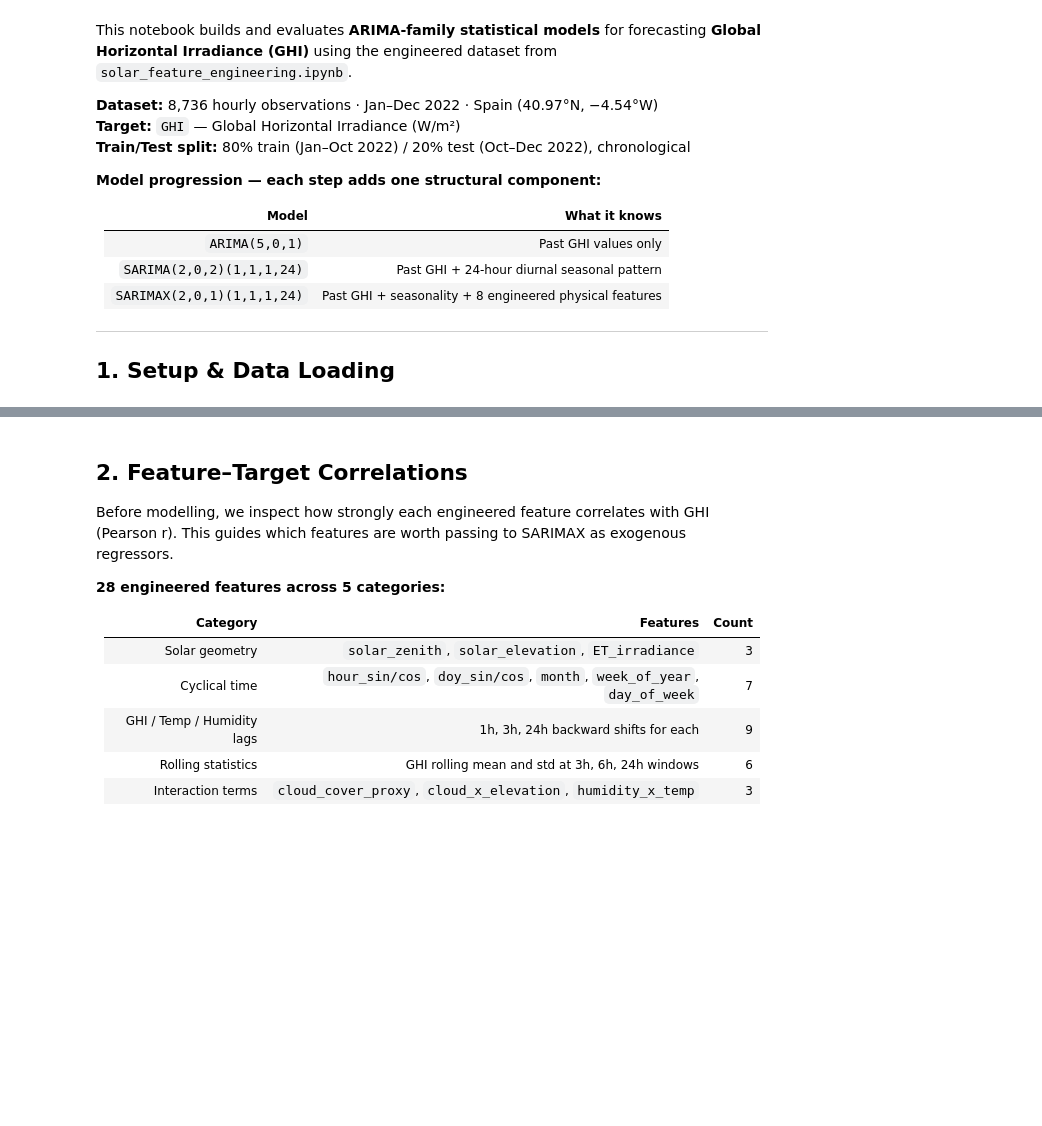
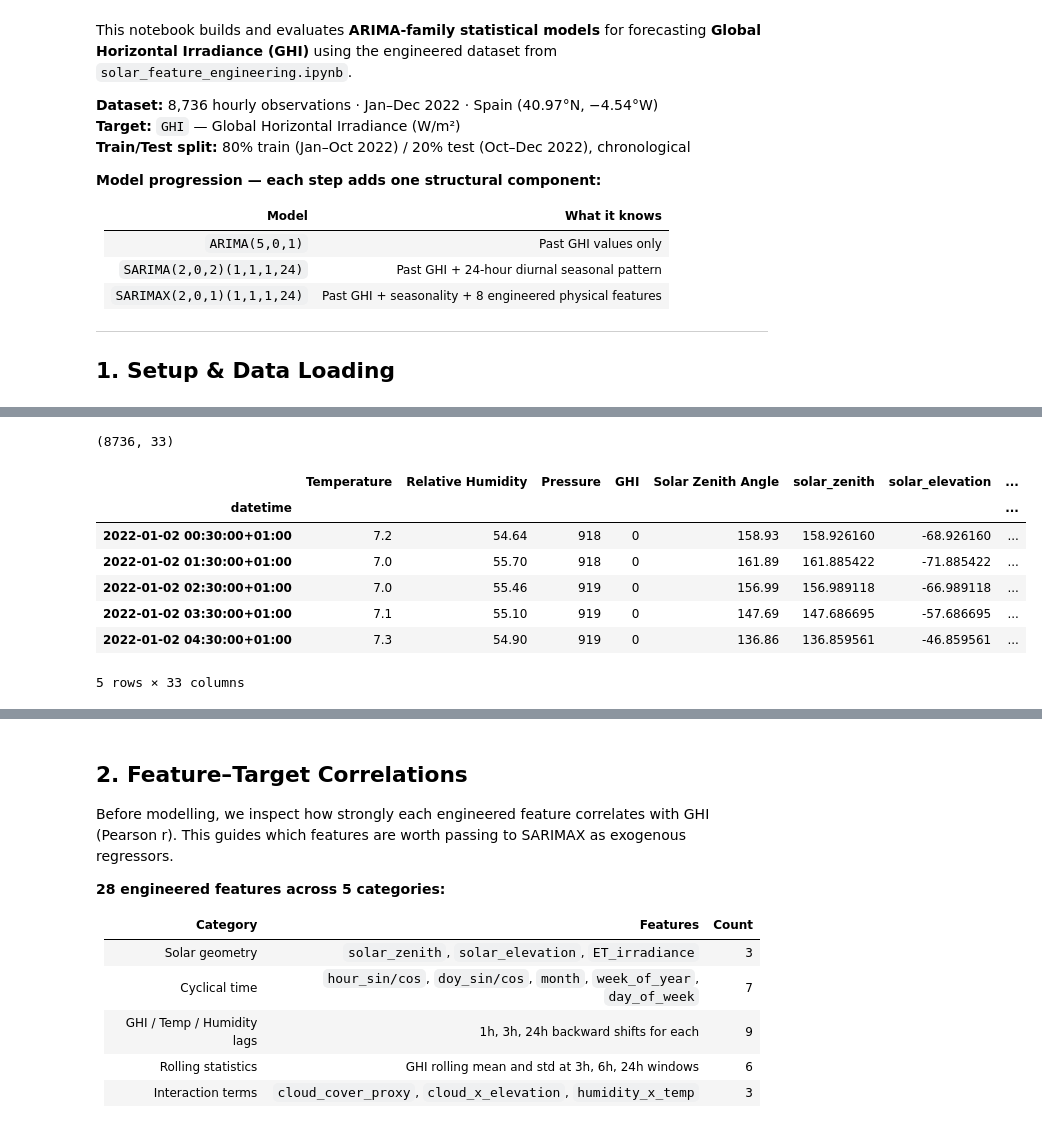
Before and after one commit to Smuthusivam/LEI-Assignment-01_Feb, a Jupyter notebook: Tasks/Tasks_2/Machine Learning Models.ipynb, the cells around one changed output, grey strips where cells are left out. Cells and saved outputs as stored; diff of their text form; code cells hidden in the pictures; blank space fills up the shorter version.

```diff
--- a/Tasks/Tasks_2/Machine Learning Models.ipynb
+++ b/Tasks/Tasks_2/Machine Learning Models.ipynb
@@ -48 +44,16 @@ Index(['Temperature', 'Clearsky DHI', 'Clearsky DNI', 'Clearsky GHI',
       dtype='object')
+# %%
+df.shape
+# %% [output]
+(8736, 33)
+# %%
+df.head()
+# %% [output]
+|  | Temperature | Relative Humidity | Pressure | GHI | Solar Zenith Angle | solar_zenith | solar_elevation | ... |
+| datetime |  |  |  |  |  |  |  | ... |
+| 2022-01-02 00:30:00+01:00 | 7.2 | 54.64 | 918 | 0 | 158.93 | 158.926160 | -68.926160 | ... |
+| 2022-01-02 01:30:00+01:00 | 7.0 | 55.70 | 918 | 0 | 161.89 | 161.885422 | -71.885422 | ... |
+| 2022-01-02 02:30:00+01:00 | 7.0 | 55.46 | 919 | 0 | 156.99 | 156.989118 | -66.989118 | ... |
+| 2022-01-02 03:30:00+01:00 | 7.1 | 55.10 | 919 | 0 | 147.69 | 147.686695 | -57.686695 | ... |
+| 2022-01-02 04:30:00+01:00 | 7.3 | 54.90 | 919 | 0 | 136.86 | 136.859561 | -46.859561 | ... |
+5 rows × 33 columns
```
Also changed, not shown: parts of 5 cells of this notebook, 3 other files.
